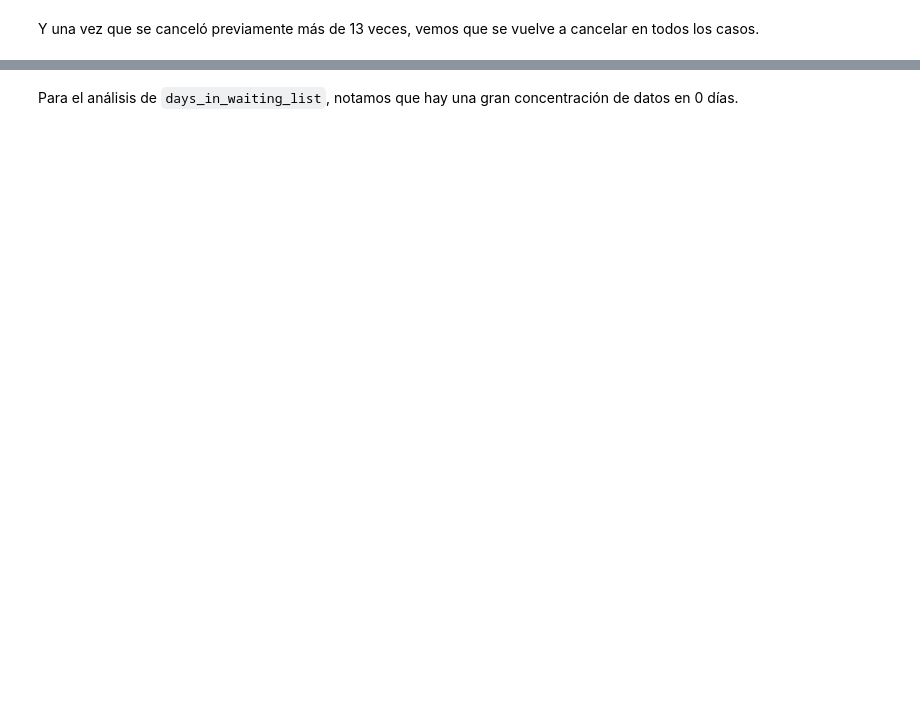
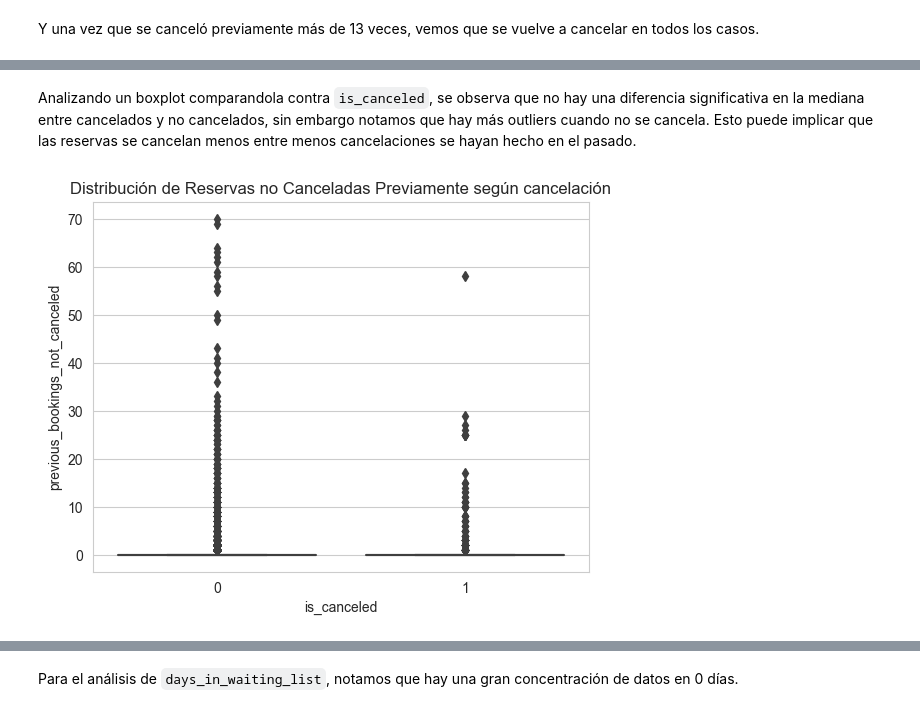
Before and after one commit to mrinkspot/Data-Science-and-Machine-Learning-Projects, a Jupyter notebook: notebook_tp.ipynb, the cells around one changed output, grey strips where cells are left out. Cells and saved outputs as stored; diff of their text form; code cells hidden in the pictures; blank space fills up the shorter version.

```diff
--- a/notebook_tp.ipynb
+++ b/notebook_tp.ipynb
@@ -861,0 +874,8 @@ plt.show()
+# %% [markdown]
+Analizando un boxplot comparandola contra `is_canceled`, se observa que no hay una diferencia significativa en la mediana entre cancelados y no cancelados, sin embargo notamos que hay más outliers cuando no se cancela. Esto puede implicar que las reservas se cancelan menos entre menos cancelaciones se hayan hecho en el pasado.
+# %%
+sns.boxplot(x='is_canceled', y='previous_bookings_not_canceled', data=ds_trabajo)
+plt.title('Distribución de Reservas no Canceladas Previamente según cancelación')
+plt.show()
+# %% [output]
+[figure, added]
```
Also changed, not shown: parts of 55 cells of this notebook.
